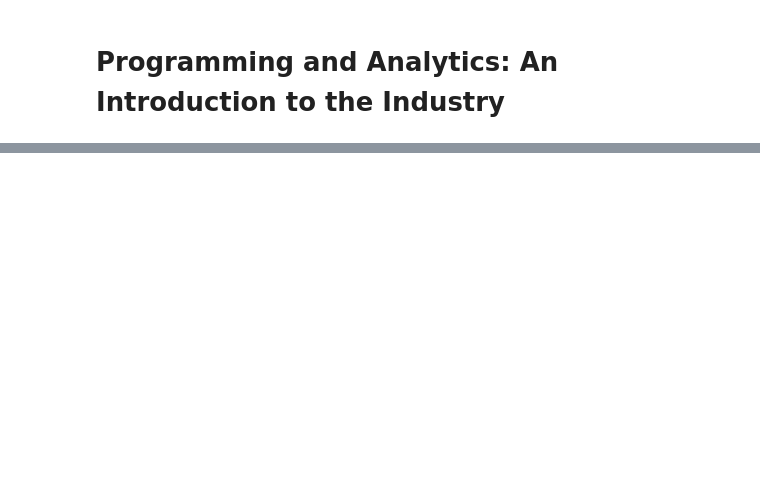
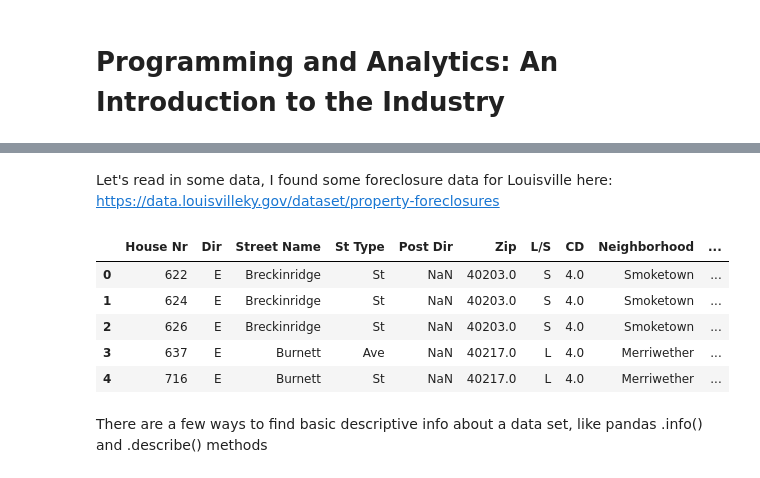
Before and after one commit to WillTirone/CodeLouisville_Examples, a Jupyter notebook: analytics_presentation.ipynb, the cells around one changed output, grey strips where cells are left out. Drawn from its saved outputs; the diff is of its cells as text; code cells hidden in the pictures; blank space fills up the shorter version.

```diff
--- a/analytics_presentation.ipynb
+++ b/analytics_presentation.ipynb
@@ -38,0 +76,11 @@ These were created often by universities or individuals and are completely free,
+# %%
+# popular python packages
+import pandas as pd
+import numpy as np
+import matplotlib.pyplot as plt
+pd.set_option('display.max_rows', None)
+
+# a module I've been working on
+import applied_stats.continuous_distributions as stats
+# %% [markdown]
+Let's read in some data, I found some foreclosure data for Louisville here: https://data.louisvilleky.gov/dataset/property-foreclosures
@@ -38,0 +89,13 @@ These were created often by universities or individuals and are completely free,
+# %%
+# let's view the first few rows of the data just to see what it looks like
+
+data_set.head()
+# %% [output]
+|  | House Nr | Dir | Street Name | St Type | Post Dir | Zip | L/S | CD | Neighborhood | ... |
+| 0 | 622 | E | Breckinridge | St | NaN | 40203.0 | S | 4.0 | Smoketown | ... |
+| 1 | 624 | E | Breckinridge | St | NaN | 40203.0 | S | 4.0 | Smoketown | ... |
+| 2 | 626 | E | Breckinridge | St | NaN | 40203.0 | S | 4.0 | Smoketown | ... |
+| 3 | 637 | E | Burnett | Ave | NaN | 40217.0 | L | 4.0 | Merriwether | ... |
+| 4 | 716 | E | Burnett | St | NaN | 40217.0 | L | 4.0 | Merriwether | ... |
+# %% [markdown]
+There are a few ways to find basic descriptive info about a data set, like pandas .info() and .describe() methods
```
Also changed, not shown: parts of 15 cells of this notebook, 1 other file.
